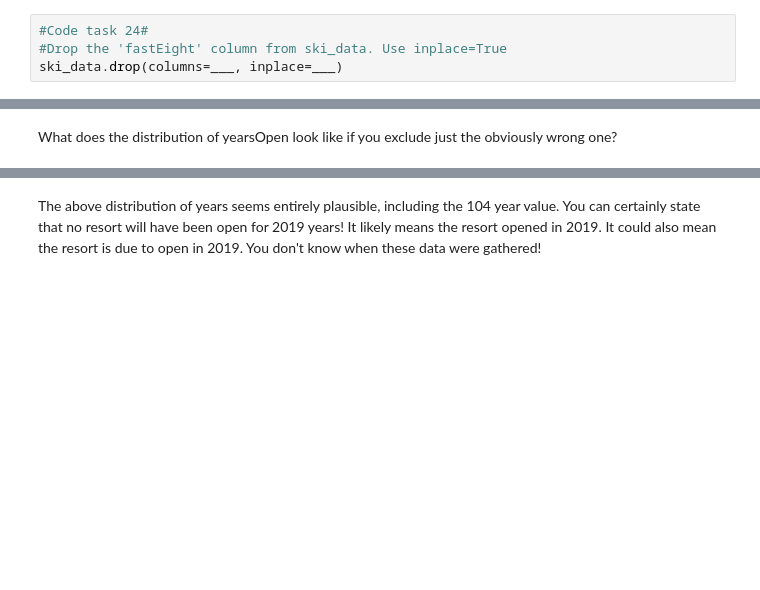
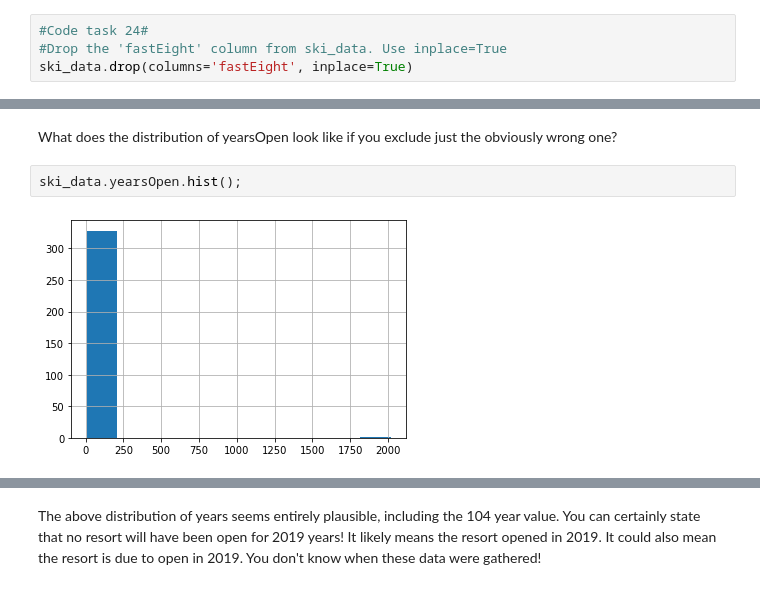
Before and after one commit to GwenToves/DataScienceGuidedCapstoneGT, a Jupyter notebook: Notebooks/02_data_wrangling.ipynb, the cells around one changed output, grey strips where cells are left out. Saved outputs shown, nothing was run; the diff lists cells and outputs as text; blank space fills up the shorter version.

```diff
--- a/Notebooks/02_data_wrangling.ipynb
+++ b/Notebooks/02_data_wrangling.ipynb
@@ -670,7 +677,7 @@ Drop the fastEight column in its entirety; half the values are missing and all b
 # %%
 #Code task 24#
 #Drop the 'fastEight' column from ski_data. Use inplace=True
-ski_data.drop(columns=___, inplace=___)
+ski_data.drop(columns='fastEight', inplace=True)
 # %% [markdown]
 What about yearsOpen? How many resorts have purportedly been open for more than 100 years?
 # %%
@@ -681,6 +692,10 @@ ski_data.___[ski_data.___ > ___]
 Okay, one seems to have been open for 104 years. But beyond that, one is down as having been open for 2019 years. This is wrong! What shall you do about this?
 # %% [markdown]
 What does the distribution of yearsOpen look like if you exclude just the obviously wrong one?
+# %%
+ski_data.yearsOpen.hist();
+# %% [output]
+[figure, added]
 # %%
 #Code task 26#
 #Call the hist method on 'yearsOpen' after filtering for values under 1000
```
Also changed, not shown: parts of 17 cells of this notebook.
